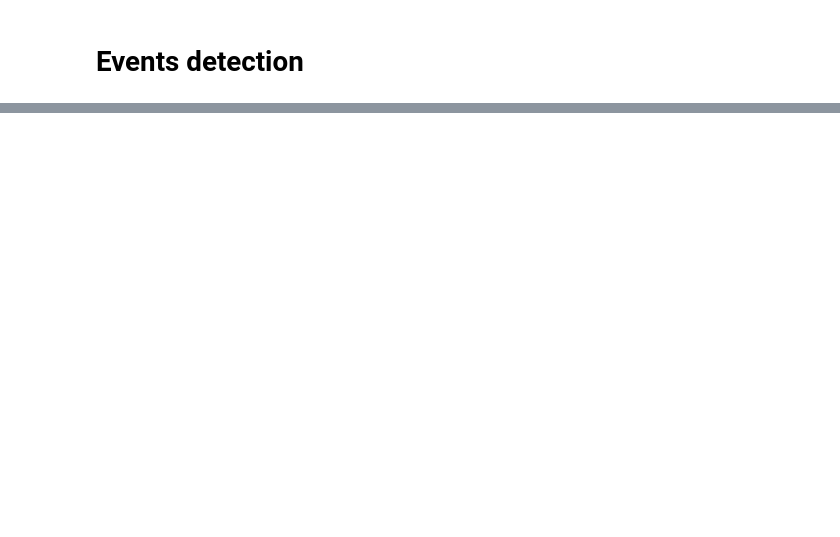
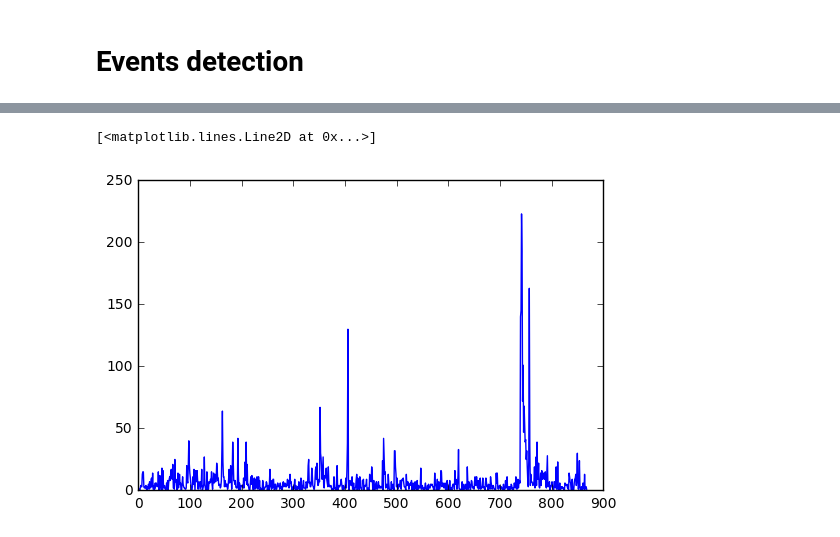
Before and after one commit to jcrouzet/temporal-search-engine, a Jupyter notebook: notebooks/Events detection.ipynb, the cells around one changed output, grey strips where cells are left out. Drawn from its saved outputs; the diff is of its cells as text; code cells hidden in the pictures; blank space fills up the shorter version.

```diff
--- a/notebooks/Events detection.ipynb
+++ b/notebooks/Events detection.ipynb
@@ -56,0 +64,6 @@ events
+# %%
+data = np.loadtxt('../data/recherche_seisme.txt')
+plt.plot(data)
+# %% [output]
+[<matplotlib.lines.Line2D at 0x...>]
+[figure, added]
```
Also changed, not shown: parts of 7 cells of this notebook, 1 other file.
